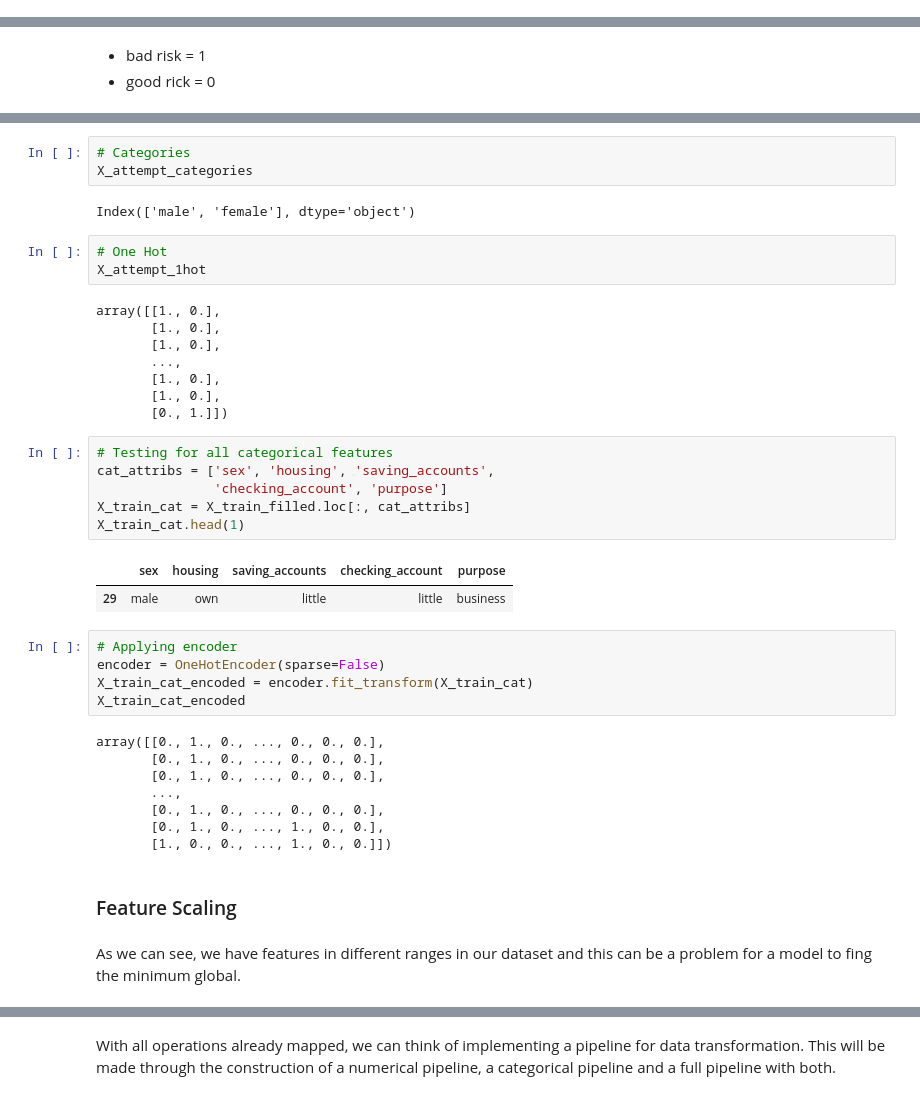
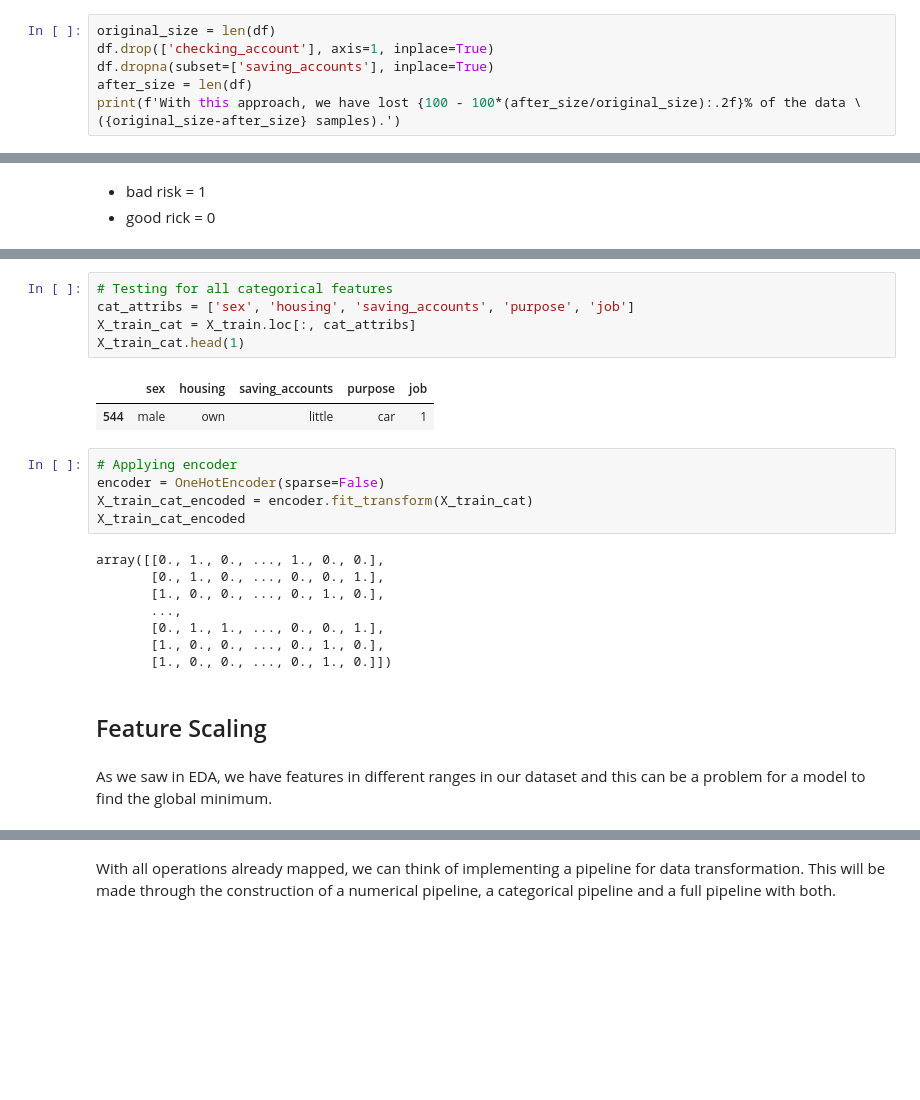
Before and after one commit to rhiroakidata/kaggle, a Jupyter notebook: 01_german_credit_risk/german_credit_risk_v4_kaggle_us.ipynb, the cells around one changed output, grey strips where cells are left out. Saved outputs shown, nothing was run; the diff lists cells and outputs as text; blank space fills up the shorter version.

```diff
--- a/01_german_credit_risk/german_credit_risk_v4_kaggle_us.ipynb
+++ b/01_german_credit_risk/german_credit_risk_v4_kaggle_us.ipynb
@@ -669,0 +671,7 @@ ax = sns.boxplot(x='saving_accounts', y='credit_amount', hue='checking_account',
+# %%
+original_size = len(df)
+df.drop(['checking_account'], axis=1, inplace=True)
+df.dropna(subset=['saving_accounts'], inplace=True)
+after_size = len(df)
+print(f'With this approach, we have lost {100 - 100*(after_size/original_size):.2f}% of the data \
+({original_size-after_size} samples).')
@@ -764,43 +738,26 @@ X_attempt[:5]
 Name: sex, dtype: object
-# %%
-# Categories
-X_attempt_categories
-# %% [output]
-Index(['male', 'female'], dtype='object')
-# %%
-# One Hot
-X_attempt_1hot
-# %% [output]
-array([[1., 0.],
-       [1., 0.],
-       [1., 0.],
-       ...,
-       [1., 0.],
-       [1., 0.],
-       [0., 1.]])
 # %%
 # Testing for all categorical features
-cat_attribs = ['sex', 'housing', 'saving_accounts',
-               'checking_account', 'purpose']
-X_train_cat = X_train_filled.loc[:, cat_attribs]
+cat_attribs = ['sex', 'housing', 'saving_accounts', 'purpose', 'job']
+X_train_cat = X_train.loc[:, cat_attribs]
 X_train_cat.head(1)
 # %% [output]
-|  | sex | housing | saving_accounts | checking_account | purpose |
-| 29 | male | own | little | little | business |
+|  | sex | housing | saving_accounts | purpose | job |
+| 544 | male | own | little | car | 1 |
 # %%
 # Applying encoder
 encoder = OneHotEncoder(sparse=False)
 X_train_cat_encoded = encoder.fit_transform(X_train_cat)
 X_train_cat_encoded
 # %% [output]
-array([[0., 1., 0., ..., 0., 0., 0.],
-       [0., 1., 0., ..., 0., 0., 0.],
-       [0., 1., 0., ..., 0., 0., 0.],
+array([[0., 1., 0., ..., 1., 0., 0.],
+       [0., 1., 0., ..., 0., 0., 1.],
+       [1., 0., 0., ..., 0., 1., 0.],
        ...,
-       [0., 1., 0., ..., 0., 0., 0.],
-       [0., 1., 0., ..., 1., 0., 0.],
-       [1., 0., 0., ..., 1., 0., 0.]])
+       [0., 1., 1., ..., 0., 0., 1.],
+       [1., 0., 0., ..., 0., 1., 0.],
+       [1., 0., 0., ..., 0., 1., 0.]])
 # %% [markdown]
-### Feature Scaling
+## Feature Scaling
 # %% [markdown]
-As we can see, we have features in different ranges in our dataset and this can be a problem for a model to fing the minimum global.
+As we saw in EDA, we have features in different ranges in our dataset and this can be a problem for a model to find the global minimum.
```
Also changed, not shown: parts of 224 cells of this notebook, 11 other files.
